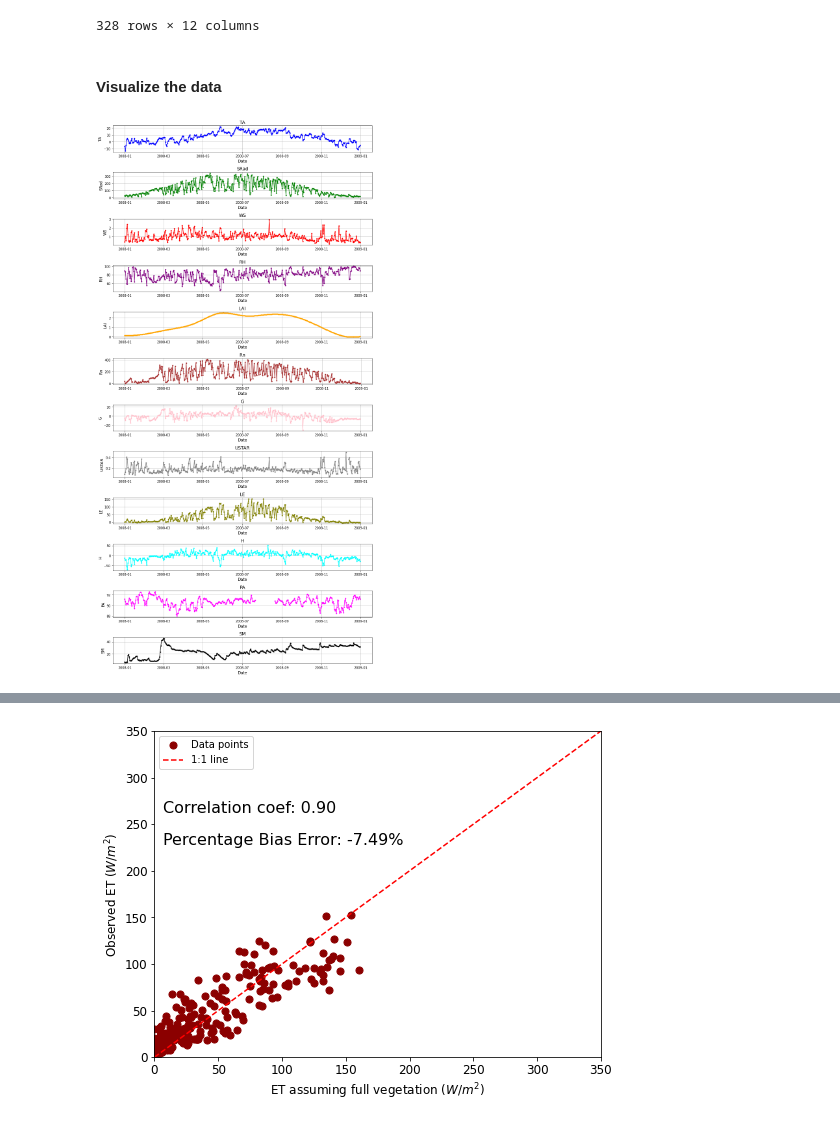
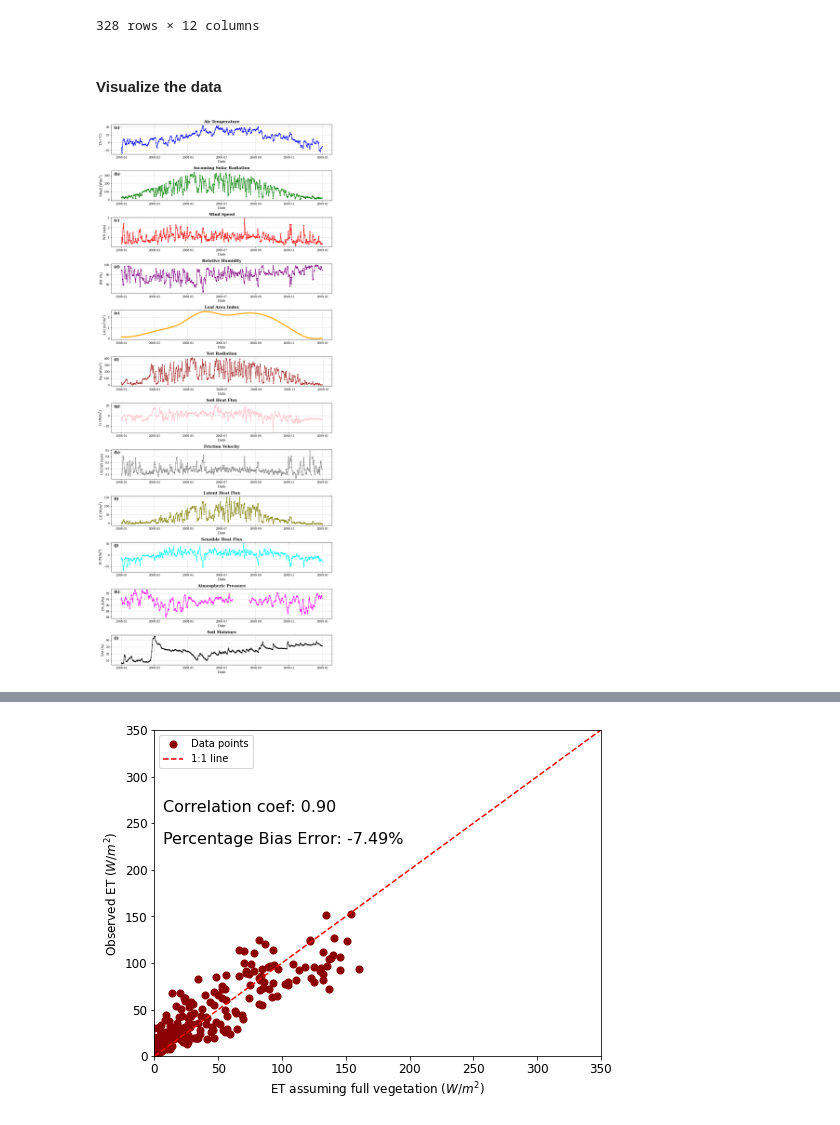
Before and after one commit to praghav444/CEE491-591-Process-Hydrology-Tutorials, a Jupyter notebook: Penman-Monteith-based-ET-Modeling-Tutorial.ipynb, the cells around one changed output, grey strips where cells are left out. Drawn from its saved outputs; the diff is of its cells as text; code cells hidden in the pictures.

```diff
--- a/Penman-Monteith-based-ET-Modeling-Tutorial.ipynb
+++ b/Penman-Monteith-based-ET-Modeling-Tutorial.ipynb
@@ -230,0 +226,14 @@ FileNotFoundError: [Errno 2] No such file or directory: 'Sample_data.csv'
+# %%
+import os
+from google.colab import drive
+import subprocess
+
+data_dir = "Sample_Input_Data_CE_491"
+file_name = "Sample_data.csv"
+os.makedirs(data_dir, exist_ok=True)
+
+drive_url = "https://drive.google.com/file/d/1DcuLgLEi7wWdwC57Sw1JQX2QVRme17TE/view?usp=sharing"
+folder_id = "1DcuLgLEi7wWdwC57Sw1JQX2QVRme17TE"
+#!gdown --folder https://drive.google.com/drive/folders/{folder_id} -O {data_dir} # When downlaoding a directory
+!gdown https://drive.google.com/uc?id={folder_id} -O {data_dir}/{file_name}    # Single File
+print(f"Data downloaded to: {os.path.abspath(data_dir)}")
@@ -231,3 +245,8 @@ FileNotFoundError: [Errno 2] No such file or directory: 'Sample_data.csv'
+# %%
+data = pd.read_csv(os.path.join(data_dir,"Sample_data.csv"))
+data['DateTime'] = pd.to_datetime(data['DateTime'], format="%Y-%m-%d")
+data = data.set_index(data['DateTime'])
+data = data.drop(columns=['DateTime'])
 # %%
 data
 # %% [output]
@@ -266,21 +285,51 @@ temp
 | 2008-12-30 | -6.770625 | 20.128250 | 0.413471 | 94.983646 | 0.034385 | 2.951560 | -6.745281 | 0.227340 | -1.114023 | -19.362182 | 91.666250 | ... |
 328 rows × 12 columns
 # %% [markdown]
-#### Visualize the data
+#### **Visualize the data**
 # %%
 import matplotlib.pyplot as plt
+plt.rcParams['font.family'] = 'serif'
+import string
+
+meta_data = {
+    'TA': {'name': 'Air Temperature', 'unit': '(°C)'},
+    'SRad': {'name': 'Incoming Solar Radiation', 'unit': '(W/m$^2$)'},
+    'WS': {'name': 'Wind Speed', 'unit': '(m/s)'},
+    'RH': {'name': 'Relative Humidity', 'unit': '(%)'},
+    'LAI': {'name': 'Leaf Area Index', 'unit': '(m$^2$/m$^2$)'},
+    'Rn': {'name': 'Net Radiation', 'unit': '(W/m$^2$)'},
+    'G': {'name': 'Soil Heat Flux', 'unit': '(W/m$^2$)'},
+    'USTAR': {'name': 'Friction Velocity', 'unit': '(m/s)'},
+    'LE': {'name': 'Latent Heat Flux', 'unit': '(W/m$^2$)'},
+    'H': {'name': 'Sensible Heat Flux', 'unit': '(W/m$^2$)'},
+    'PA': {'name': 'Atmospheric Pressure', 'unit': '(kPa)'},
+    'SM': {'name': 'Soil Moisture', 'unit': '(%)'}
+}
+
 colors = ['blue', 'green', 'red', 'purple', 'orange', 'brown', 'pink', 'gray', 'olive', 'cyan', 'magenta', 'black', 'yellow', 'teal']
-plt.figure(figsize=(12, 24))
+
+plt.figure(figsize=(12, 28))
+
 for i, column in enumerate(data.columns, 1):
-    plt.subplot(len(data.columns), 1, i)
-    plt.plot(data.index, data[column], color=colors[i-1], linestyle='-', marker='o', markersize=3, label=column)
+    ax = plt.subplot(len(data.columns), 1, i)
+    plt.plot(data.index, data[column], color=colors[i-1], linestyle='-', marker='o', markersize=3)
+
+    panel_label = string.ascii_lowercase[i-1]
+    plt.text(0.01, 0.95, f'({panel_label})', transform=ax.transAxes,
+             fontsize=14, fontweight='bold', va='top')
+
+    info = meta_data.get(column, {'name': column, 'unit': ''})
+
     plt.xlabel('Date', fontsize=12)
-    plt.ylabel(column, fontsize=12)
-    plt.title(f'{column}', fontsize=14)
+    plt.ylabel(f'{column} {info["unit"]}', fontsize=12)
+
+    plt.title(f'{info["name"]}', fontsize=14, fontweight='bold')
+
     plt.xticks(fontsize=10)
     plt.yticks(fontsize=10)
-    plt.grid(True)
-    plt.tight_layout()
+    plt.grid(True, linestyle='--', alpha=0.7)
+
+plt.tight_layout()
 plt.show()
 # %% [output]
-[figure, old version]
+[figure, new version]
```
Also changed, not shown: parts of 12 cells of this notebook.
